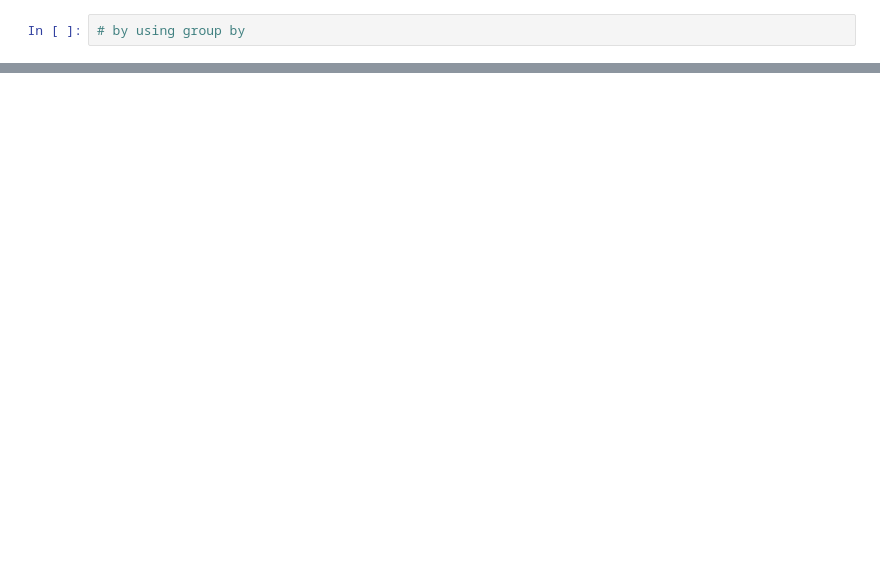
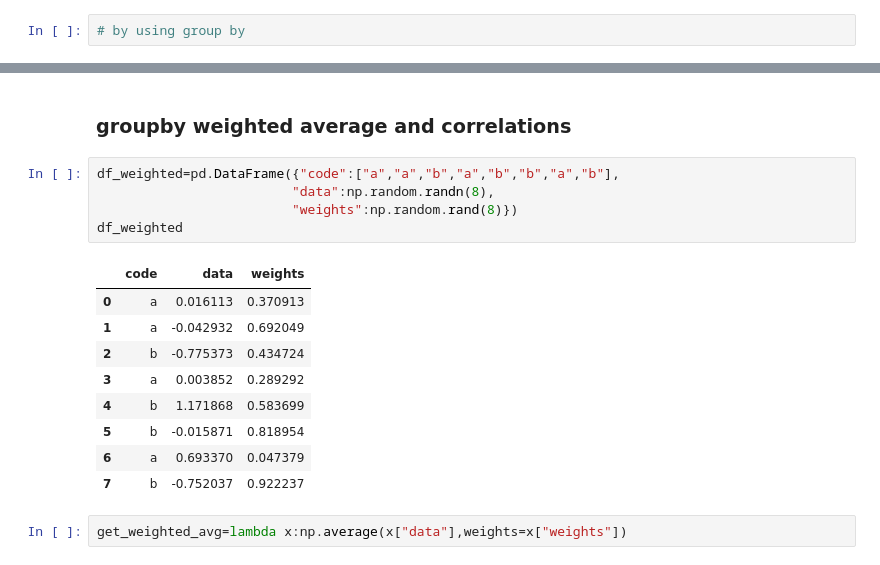
Before and after one commit to Nidhisha08/PYTHON, a Jupyter notebook: pandas_more.ipynb, the cells around one changed output, grey strips where cells are left out. Cells and saved outputs as stored; diff of their text form; blank space fills up the shorter version.

```diff
--- a/pandas_more.ipynb
+++ b/pandas_more.ipynb
@@ -874,0 +903,19 @@ dtype: object
+# %% [markdown]
+### groupby weighted average  and correlations
+# %%
+df_weighted=pd.DataFrame({"code":["a","a","b","a","b","b","a","b"],
+                         "data":np.random.randn(8),
+                         "weights":np.random.rand(8)})
+df_weighted
+# %% [output]
+|  | code | data | weights |
+| 0 | a | 0.016113 | 0.370913 |
+| 1 | a | -0.042932 | 0.692049 |
+| 2 | b | -0.775373 | 0.434724 |
+| 3 | a | 0.003852 | 0.289292 |
+| 4 | b | 1.171868 | 0.583699 |
+| 5 | b | -0.015871 | 0.818954 |
+| 6 | a | 0.693370 | 0.047379 |
+| 7 | b | -0.752037 | 0.922237 |
+# %%
+get_weighted_avg=lambda x:np.average(x["data"],weights=x["weights"])
```
Also changed, not shown: parts of 52 cells of this notebook.
